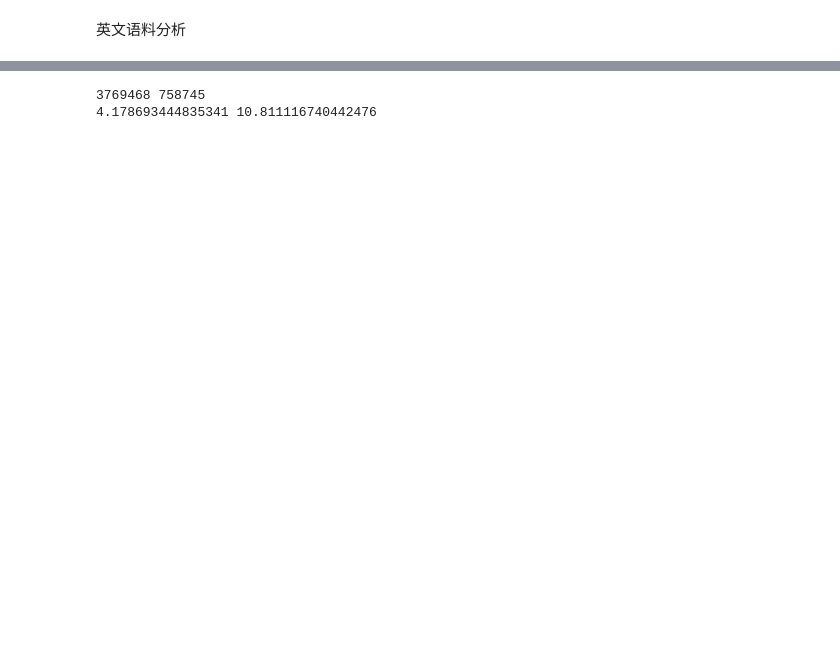
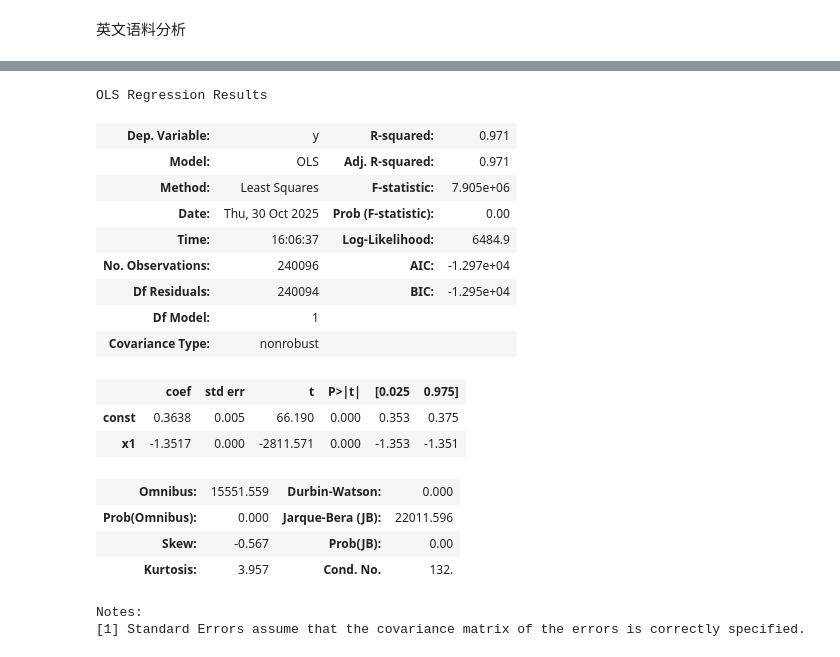
Before and after one commit to ohemarla/NLP_project_2025fall, a Jupyter notebook: HW1/StatisticAnalysis.ipynb, the cells around one changed output, grey strips where cells are left out. Cells and saved outputs as stored; diff of their text form; code cells hidden in the pictures; blank space fills up the shorter version.

```diff
--- a/HW1/StatisticAnalysis.ipynb
+++ b/HW1/StatisticAnalysis.ipynb
@@ -14,7 +14,6 @@ import statsmodels.api as sm
 # 中文文本处理函数
 def zh_process(text):
     character_counts = ct.Counter(text)
-    character_counts.pop(' ', None)
     character_stats = pd.DataFrame(
         character_counts.items(),
         columns=['character', 'count']
@@ -25,7 +24,6 @@ def zh_process(text):
 
 # 英文文本处理函数
 def en_process(text):
-    text = text.lower() # 先统一转换为小写字母
     letter_counts = ct.Counter(c for c in text if c.isalpha())  # 统计字母
     word_counts = ct.Counter(text.split())  # 统计单词
     letter_stats = pd.DataFrame(
@@ -198,25 +477,28 @@ plt.savefig('en_word_distribution3.png', dpi=300)
 # %%
 # 利用单词验证zipf定律
 # 通过绘制log-log图散点图以及进行线性拟合来验证zipf定律
-rank3 = np.arange(1, len(en_word_stats3) + 1)
-word_prob3 = en_word_stats3['prob'].values
-log_rank3 = np.log10(rank3)
-log_prob3 = np.log10(word_prob3)
 
+rank = np.arange(1, len(en_word_stats_total) + 1)
+word_prob = en_word_stats_total['prob'].values
+log_rank = np.log(rank)
+log_prob = np.log(word_prob)
+
+# 绘制散点图
 plt.style.use('default')
 
 plt.rcParams['font.sans-serif'] = ['Arial Unicode MS']
 plt.rcParams['axes.unicode_minus'] = False
 
-plt.figure(figsize=(10, 5))
+plt.figure(figsize=(8, 5))
 plt.xticks(fontsize=12)
 plt.yticks(fontsize=12)
 
-sns.scatterplot(x=log_rank3, y=log_prob3, edgecolor='none')
+sns.scatterplot(x=log_rank, y=log_prob, edgecolor=None)
 
-plt.title('Zipf定律验证(3%语料)', fontsize=16)
+plt.title('英文单词Zipf定律验证散点图(全文本量)', fontsize=16)
 plt.xlabel('log(排名)', fontsize=14)
 plt.ylabel('log(概率)', fontsize=14)
 
-plt.show()
-plt.savefig('en_zipf3.png', dpi=300)
+plt.tight_layout()
+plt.savefig('en_word_zipf_scatter.png', dpi=300, bbox_inches='tight')
+plt.close()
@@ -226,7 +504,0 @@ plt.savefig('en_zipf3.png', dpi=300)
-# %%
-# 进行线性拟合，输出拟合的结果
-X3 = sm.add_constant(log_rank3)  # 添加常数项用于线性回归
-y3 = log_prob3
-model3 = sm.OLS(y3, X3)
-results3 = model3.fit()
-results3.summary()
@@ -253,15 +505,26 @@ Notes:
-# %%
-# 9%词量的语料
-
-en_letter_stats9, en_word_stats9, en_letter_count9, en_word_count9= en_process(en_text9)
-print(en_letter_count9, en_word_count9)
-
-en_letter_entropy9 = calculate_entropy(en_letter_stats9)
-en_word_entropy9 = calculate_entropy(en_word_stats9)
-print(en_letter_entropy9, en_word_entropy9)
-
-en_letter_stats9 = en_letter_stats9.sort_values(by='count', ascending=False).reset_index(drop=True)
-en_word_stats9 = en_word_stats9.sort_values(by='count', ascending=False).reset_index(drop=True)
-# %% [output]
-3769468 758745
-4.178693444835341 10.811116740442476
+# %%
+X = sm.add_constant(log_rank)
+y = log_prob
+model = sm.OLS(y,X)
+result = model.fit()
+result.summary()
+# %% [output]
+OLS Regression Results
+| Dep. Variable: | y | R-squared: | 0.971 |
+| Model: | OLS | Adj. R-squared: | 0.971 |
+| Method: | Least Squares | F-statistic: | 7.905e+06 |
+| Date: | Thu, 30 Oct 2025 | Prob (F-statistic): | 0.00 |
+| Time: | 16:06:37 | Log-Likelihood: | 6484.9 |
+| No. Observations: | 240096 | AIC: | -1.297e+04 |
+| Df Residuals: | 240094 | BIC: | -1.295e+04 |
+| Df Model: | 1 |  |  |
+| Covariance Type: | nonrobust |  |  |
+|  | coef | std err | t | P>|t| | [0.025 | 0.975] |
+| const | 0.3638 | 0.005 | 66.190 | 0.000 | 0.353 | 0.375 |
+| x1 | -1.3517 | 0.000 | -2811.571 | 0.000 | -1.353 | -1.351 |
+| Omnibus: | 15551.559 | Durbin-Watson: | 0.000 |
+| Prob(Omnibus): | 0.000 | Jarque-Bera (JB): | 22011.596 |
+| Skew: | -0.567 | Prob(JB): | 0.00 |
+| Kurtosis: | 3.957 | Cond. No. | 132. |
+Notes:
+[1] Standard Errors assume that the covariance matrix of the errors is correctly specified.
```
Also changed, not shown: parts of 36 cells of this notebook, 42 other files.
